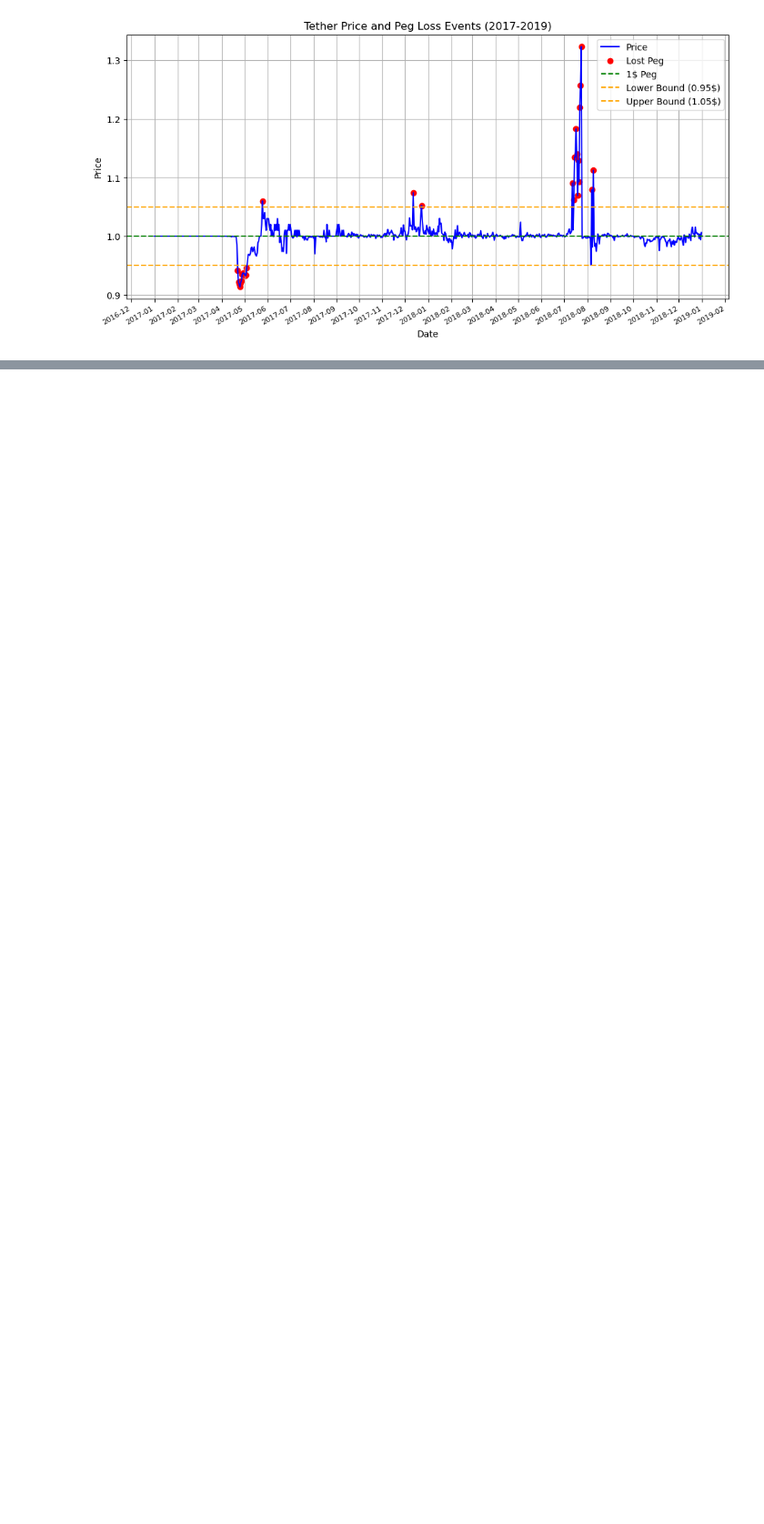
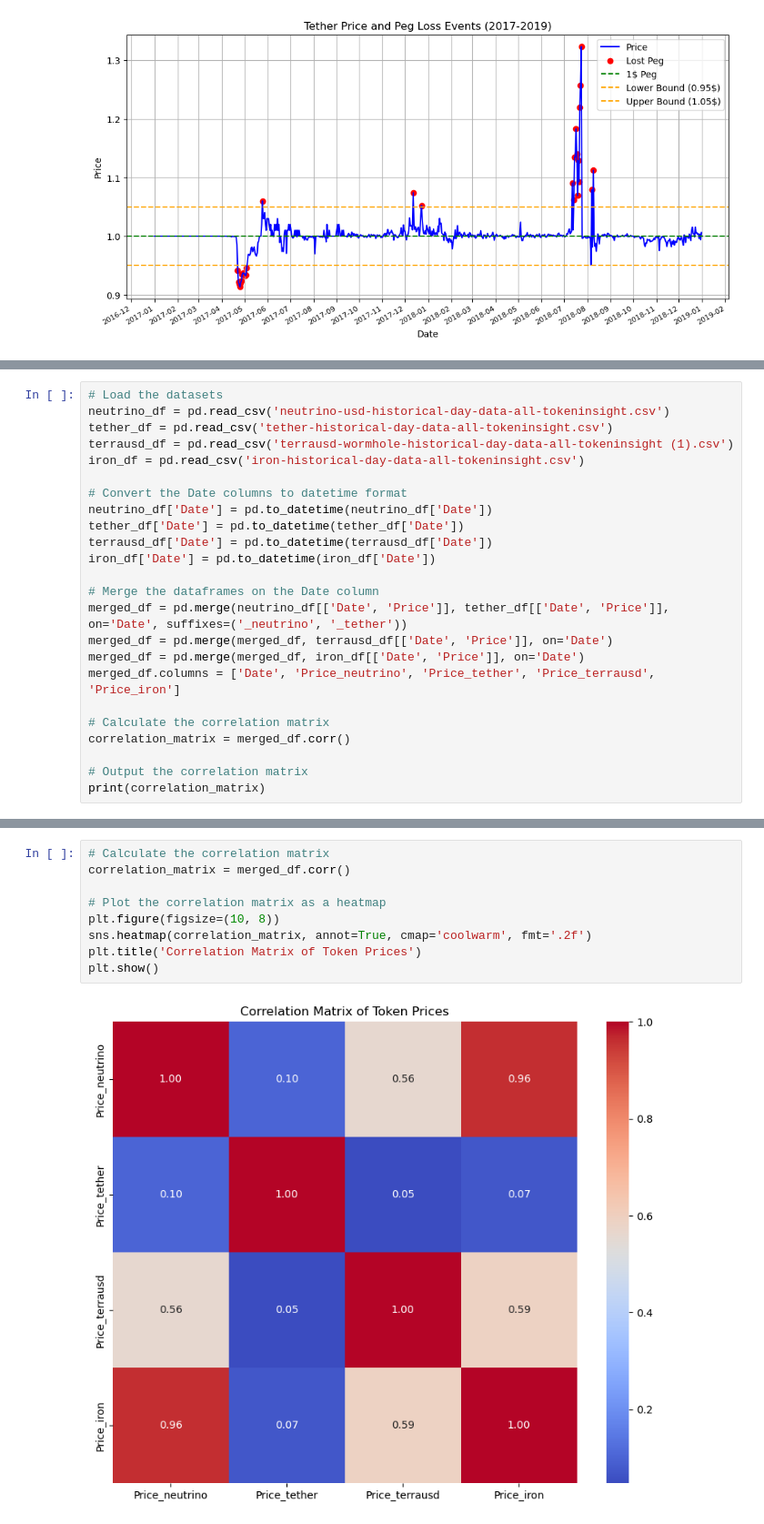
Before and after one commit to calypso95/caa-stablecoins, a Jupyter notebook: stablecoin_depeg.ipynb, the cells around one changed output, grey strips where cells are left out. Shown at 91% size. Drawn from its saved outputs; the diff is of its cells as text; blank space fills up the shorter version.

```diff
--- a/stablecoin_depeg.ipynb
+++ b/stablecoin_depeg.ipynb
@@ -296,0 +325,24 @@ plt.show()
+# %%
+# Load the datasets
+neutrino_df = pd.read_csv('neutrino-usd-historical-day-data-all-tokeninsight.csv')
+tether_df = pd.read_csv('tether-historical-day-data-all-tokeninsight.csv')
+terrausd_df = pd.read_csv('terrausd-wormhole-historical-day-data-all-tokeninsight (1).csv')
+iron_df = pd.read_csv('iron-historical-day-data-all-tokeninsight.csv')
+
+# Convert the Date columns to datetime format
+neutrino_df['Date'] = pd.to_datetime(neutrino_df['Date'])
+tether_df['Date'] = pd.to_datetime(tether_df['Date'])
+terrausd_df['Date'] = pd.to_datetime(terrausd_df['Date'])
+iron_df['Date'] = pd.to_datetime(iron_df['Date'])
+
+# Merge the dataframes on the Date column
+merged_df = pd.merge(neutrino_df[['Date', 'Price']], tether_df[['Date', 'Price']], on='Date', suffixes=('_neutrino', '_tether'))
+merged_df = pd.merge(merged_df, terrausd_df[['Date', 'Price']], on='Date')
+merged_df = pd.merge(merged_df, iron_df[['Date', 'Price']], on='Date')
+merged_df.columns = ['Date', 'Price_neutrino', 'Price_tether', 'Price_terrausd', 'Price_iron']
+
+# Calculate the correlation matrix
+correlation_matrix = merged_df.corr()
+
+# Output the correlation matrix
+print(correlation_matrix)
@@ -296,0 +355,11 @@ plt.show()
+# %%
+# Calculate the correlation matrix
+correlation_matrix = merged_df.corr()
+
+# Plot the correlation matrix as a heatmap
+plt.figure(figsize=(10, 8))
+sns.heatmap(correlation_matrix, annot=True, cmap='coolwarm', fmt='.2f')
+plt.title('Correlation Matrix of Token Prices')
+plt.show()
+# %% [output]
+[figure, added]
```
Also changed, not shown: parts of 13 cells of this notebook.
